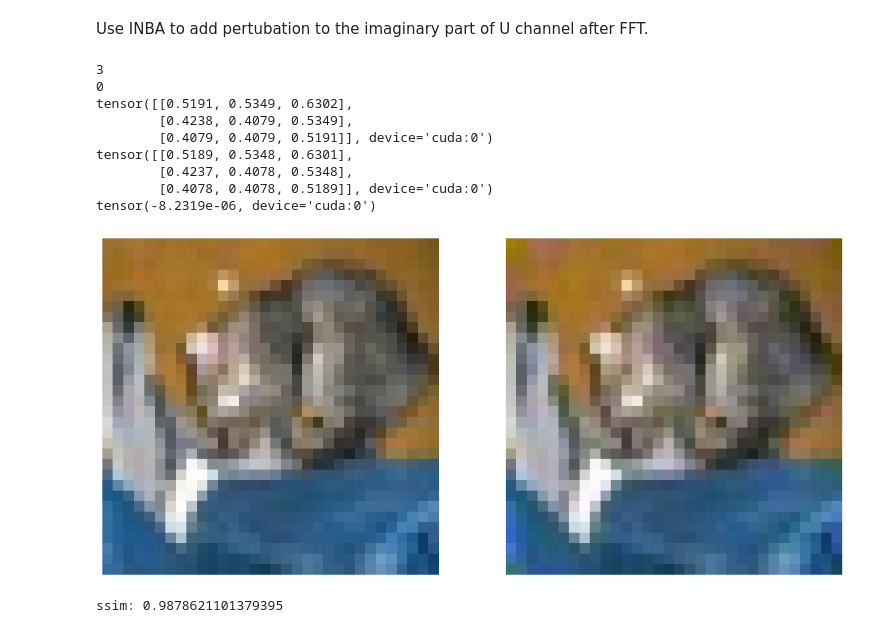
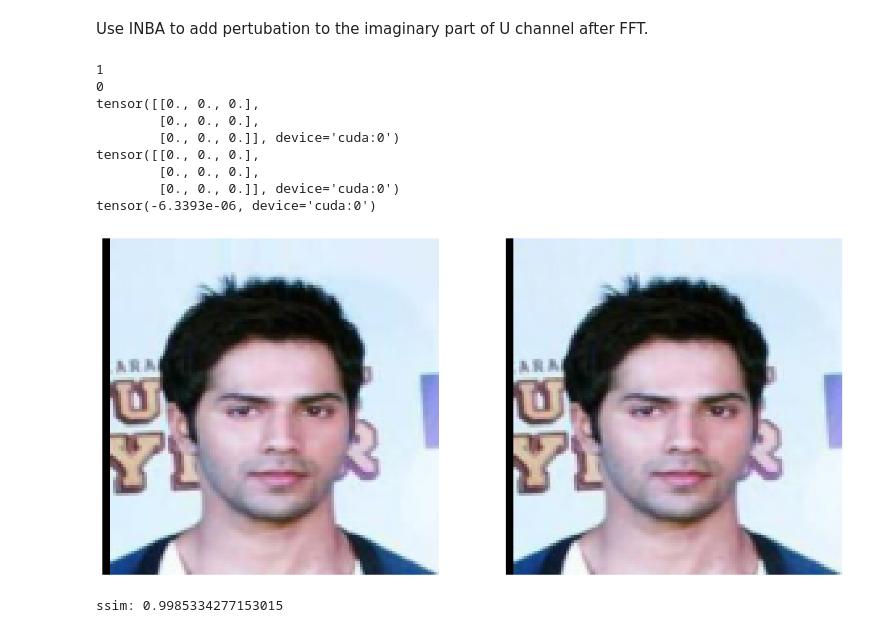
Before and after one commit to saulchiu/Phase, a Jupyter notebook: visual/framwork.ipynb, the cells around one changed output. Saved outputs shown, nothing was run; the diff lists cells and outputs as text; code cells hidden in the pictures.

```diff
--- a/visual/framwork.ipynb
+++ b/visual/framwork.ipynb
@@ -20,7 +20,7 @@ from tools.dataset import get_dataloader
 manual_seed(42)
 loss = StructuralSimilarityIndexMeasure
 # %%
-target_folder = '../' + 'results/cifar10/inba/20241015140415_ablation3'
+target_folder = '../' + 'results/celeba/inba/20241017153007_repvgg'
 path = f'{target_folder}/config.yaml'
 config = OmegaConf.load(path)
 manual_seed(config.seed)
@@ -87,7 +87,7 @@ _, dl = get_dataloader(config.dataset_name, config.batch, config.pin_memory, con
 x_c = None
 for batch, label in dl:
     for i in range(batch.shape[0]):
-        if label[i] == 3:
+        if label[i] == 1:
             x_c = batch[i]
             break
     if x_c != None:
@@ -106,40 +106,40 @@ if config.model == 'repvgg':
     net.deploy = True
 net.eval()
 with torch.no_grad():
     out_c = net(x_c.unsqueeze(0))
     out_p = net(x_p.unsqueeze(0))
     _, y_c = torch.max(out_c, 1)
     _, y_p = torch.max(out_p, 1)
 
 print(y_c.item())
 print(y_p.item())
 print(x_c[0, 0:3, 0:3])
 print(x_p[0, 0:3, 0:3])
 
 print((x_c - x_p).mean())
 
 x_c = get_de_normalization(config.dataset_name)(x_c).squeeze()
 x_p = get_de_normalization(config.dataset_name)(x_p).squeeze()
 x_p = torch.clip(x_p, 0, 1)
 
 
 _, ax = plt.subplots(1, 2, figsize=(15, 10))
 ax[0].imshow(tensor2ndarray(x_c))
 ax[0].axis('off')
 ax[1].imshow(tensor2ndarray(x_p))
 ax[1].axis('off')
 plt.show()
 ssim_metric = loss(data_range=1.0).to(device)(x_c.unsqueeze(0), x_p.unsqueeze(0))
 print(f'ssim: {ssim_metric}')
 # %% [output]
-3
+1
 0
-tensor([[0.5191, 0.5349, 0.6302],
-        [0.4238, 0.4079, 0.5349],
-        [0.4079, 0.4079, 0.5191]], device='cuda:0')
-tensor([[0.5189, 0.5348, 0.6301],
-        [0.4237, 0.4078, 0.5348],
-        [0.4078, 0.4078, 0.5189]], device='cuda:0')
-tensor(-8.2319e-06, device='cuda:0')
+tensor([[0., 0., 0.],
+        [0., 0., 0.],
+        [0., 0., 0.]], device='cuda:0')
+tensor([[0., 0., 0.],
+        [0., 0., 0.],
+        [0., 0., 0.]], device='cuda:0')
+tensor(-6.3393e-06, device='cuda:0')
-[figure, old version]
+[figure, new version]
-ssim: 0.9878621101379395
+ssim: 0.9985334277153015
```
Also changed, not shown: parts of 1 cell of this notebook, 10 other files.
